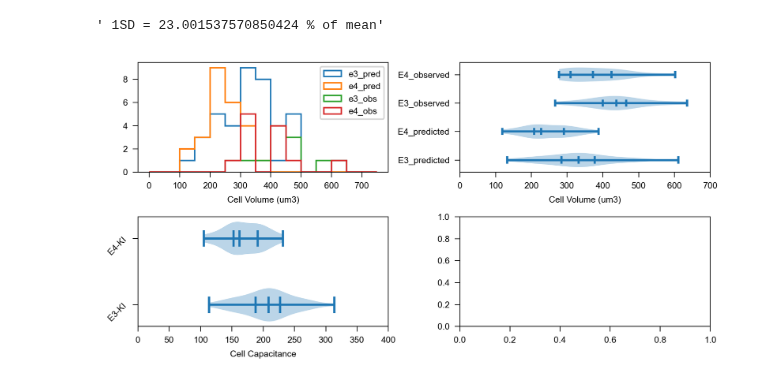
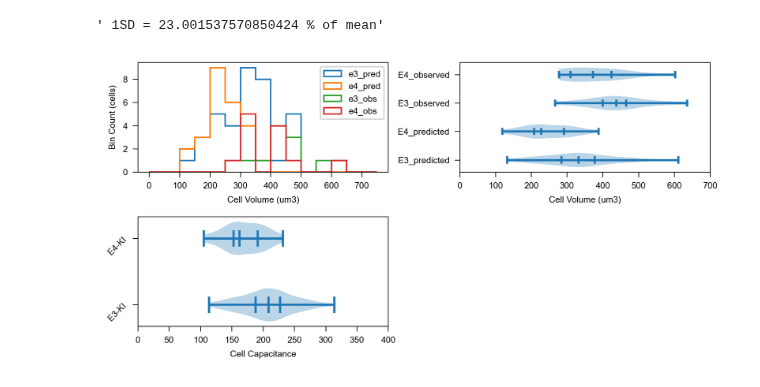
Before and after one commit to dtabuena/Workshop, a Jupyter notebook: Image/NeuN_Volumes_Cellpose.ipynb, the cells around one changed output. Cells and saved outputs as stored; diff of their text form; code cells hidden in the pictures.

```diff
--- a/Image/NeuN_Volumes_Cellpose.ipynb
+++ b/Image/NeuN_Volumes_Cellpose.ipynb
@@ -559,31 +559,34 @@ pred_e4_vol = sphere_rad2vol(e4_rads)
 pred_e4_vol=pred_e4_vol[np.isfinite(pred_e4_vol)]
 # print(pred_e4_vol)
 bins=np.arange(0,800,50)
 fig,ax=plt.subplots(2,2,figsize=(6,3))
 ax=ax.flatten()
 
 obs_e3 = mean_vols_df['mean_vol_um3'][~mean_vols_df['gene_emb']]
 obs_e4 = mean_vols_df['mean_vol_um3'][mean_vols_df['gene_emb']]
 
 ax[0].hist(pred_e3_vol,bins=bins,histtype='step',label='e3_pred')
 ax[0].hist(pred_e4_vol,bins=bins,histtype='step',label='e4_pred')
 ax[0].hist(obs_e3,bins=bins,histtype='step',label='e3_obs')
 ax[0].hist(obs_e4,bins=bins,histtype='step',label='e4_obs')
 ax[0].set_xlabel('Cell Volume (um3)')
+ax[0].set_ylabel('Bin Count (cells)')
 ax[0].legend()
 
 
 quantiles=[[0,0.25,0.5,0.75,1] for n in range(4)]
 ax[1].violinplot([pred_e3_vol,pred_e4_vol,obs_e3,obs_e4],quantiles=quantiles,vert=False)
 ax[1].set_xlim([0,700])
 ax[1].set_yticks([1,2,3,4],['E3_predicted','E4_predicted','E3_observed','E4_observed'])
 ax[1].set_xlabel('Cell Volume (um3)')
 
 quantiles=[[0,0.25,0.5,0.75,1] for n in range(2)]
 ax[2].violinplot([e3_pf,e4_pf],quantiles=quantiles,vert=False)
 ax[2].set_xlim([0,400])
 ax[2].set_yticks([1,2],['E3-KI','E4-KI'],rotation=45)
 ax[2].set_xlabel('Cell Capacitance')
 plt.tight_layout()
+
+ax[3].set_axis_off()
 # %% [output]
-[figure, old version]
+[figure, new version]
```
Also changed, not shown: parts of 1 cell of this notebook.
